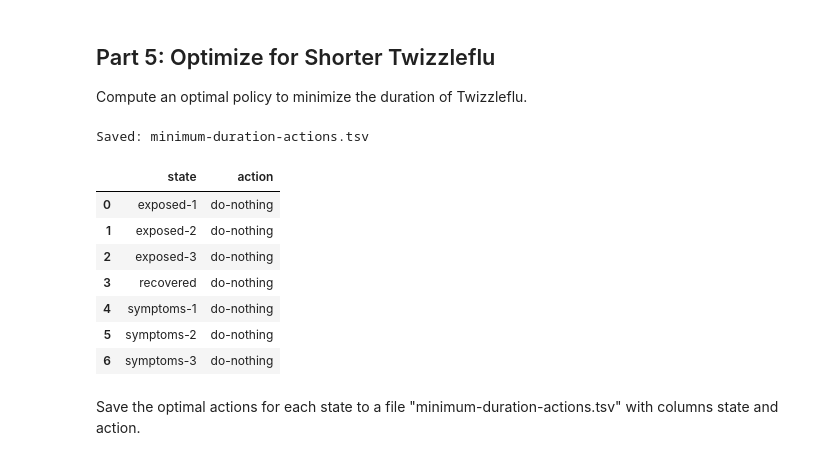
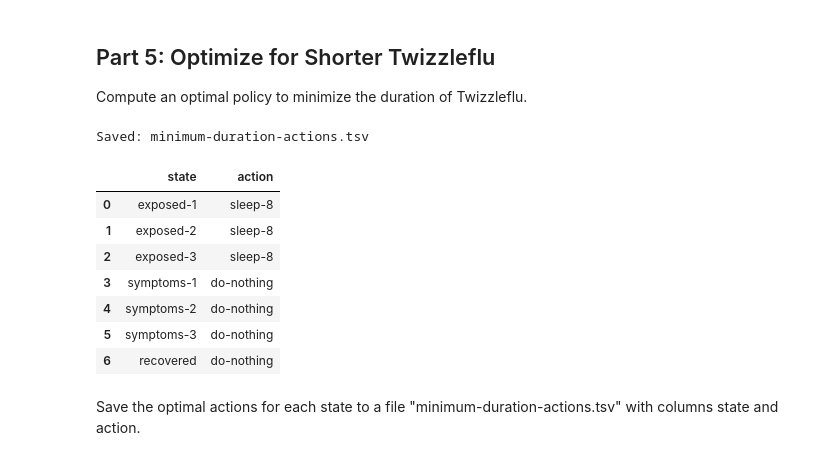
Before and after one commit to auwineza/Mod8-Week6, a Jupyter notebook: OMDS-Mod8-Week6-Uwineza-Annick.ipynb, the cells around one changed output. Cells and saved outputs as stored; diff of their text form; code cells hidden in the pictures.

```diff
--- a/OMDS-Mod8-Week6-Uwineza-Annick.ipynb
+++ b/OMDS-Mod8-Week6-Uwineza-Annick.ipynb
@@ -313,14 +313,14 @@ import pandas as pd
 
 transitions = pd.read_csv("twizzleflu-transitions.tsv", sep="\t")
 
-states = list(pd.unique(transitions["state"]))
-actions = list(pd.unique(transitions["action"]))
+states = list(pd.unique(transitions["state"]))      # keep file order
+actions = list(pd.unique(transitions["action"]))    # keep file order
 
 rows = []
 for s in states:
-    r = -1.0 if str(s).startswith("symptoms") else 0.0
+    reward_val = -1.0 if str(s).startswith("symptoms") else 0.0
     for a in actions:
-        rows.append({"state": s, "action": a, "reward": r})
+        rows.append({"action": a, "state": s, "reward": reward_val})
 
 duration_rewards = pd.DataFrame(rows)
 
@@ -355,69 +353,59 @@ Compute an optimal policy to minimize the duration of Twizzleflu.
 import pandas as pd
 import numpy as np
 
-# Load MDP transitions
+# Load transitions + duration rewards (from Part 4)
 transitions = pd.read_csv("twizzleflu-transitions.tsv", sep="\t")
+duration_rewards = pd.read_csv("duration-rewards.tsv", sep="\t")
 
-states = sorted(transitions["state"].unique())
-actions = sorted(transitions["action"].unique())
+states = list(pd.unique(transitions["state"]))
+actions = list(pd.unique(transitions["action"]))
 
-s_idx = {s: i for i, s in enumerate(states)}
-a_idx = {a: i for i, a in enumerate(actions)}
-
+s_idx = {s:i for i,s in enumerate(states)}
+a_idx = {a:i for i,a in enumerate(actions)}
 S, A = len(states), len(actions)
 
 # Build P[a, s, s']
 P = np.zeros((A, S, S), dtype=float)
 for _, row in transitions.iterrows():
-    a = a_idx[row["action"]]
-    s = s_idx[row["state"]]
-    s2 = s_idx[row["next_state"]]
-    P[a, s, s2] += float(row["probability"])
+    P[a_idx[row["action"]], s_idx[row["state"]], s_idx[row["next_state"]]] += float(row["probability"])
 
-# Reward: -1 if currently in a symptoms-* state (sick), else 0. Action-independent.
-R_time = np.zeros((A, S), dtype=float)
-for s in states:
-    si = s_idx[s]
-    R_time[:, si] = -1.0 if str(s).startswith("symptoms") else 0.0
+# Build R[a, s] from duration_rewards
+R = np.zeros((A, S), dtype=float)
+for _, row in duration_rewards.iterrows():
+    R[a_idx[row["action"]], s_idx[row["state"]]] = float(row["reward"])
 
-# Value Iteration to find optimal policy (maximize reward => minimize sick days)
-gamma = 0.99
+# Value Iteration (maximize reward == minimize sick days)
 theta = 1e-12
-max_iter = 100000
-
 V = np.zeros(S, dtype=float)
 
-for _ in range(max_iter):
+while True:
     V_old = V.copy()
-    Q = R_time + gamma * np.einsum("ass,s->as", P, V_old)
+    Q = R + np.einsum("ast,t->as", P, V_old)   # gamma = 1.0
     V = np.max(Q, axis=0)
     if np.max(np.abs(V - V_old)) < theta:
         break
 
-# Extract greedy optimal policy
-Q = R_time + gamma * np.einsum("ass,s->as", P, V)
-pi = np.argmax(Q, axis=0)
+pi = np.argmax(R + np.einsum("ast,t->as", P, V), axis=0)
 
 df_time_actions = pd.DataFrame({
     "state": states,
     "action": [actions[a] for a in pi]
-}).sort_values("state")
+})
 
-# Save for Gradescope
 df_time_actions.to_csv("minimum-duration-actions.tsv", sep="\t", index=False)
 print("Saved: minimum-duration-actions.tsv")
 
 df_time_actions
 # %% [output]
 Saved: minimum-duration-actions.tsv
 |  | state | action |
-| 0 | exposed-1 | do-nothing |
-| 1 | exposed-2 | do-nothing |
-| 2 | exposed-3 | do-nothing |
-| 3 | recovered | do-nothing |
-| 4 | symptoms-1 | do-nothing |
-| 5 | symptoms-2 | do-nothing |
-| 6 | symptoms-3 | do-nothing |
+| 0 | exposed-1 | sleep-8 |
+| 1 | exposed-2 | sleep-8 |
+| 2 | exposed-3 | sleep-8 |
+| 3 | symptoms-1 | do-nothing |
+| 4 | symptoms-2 | do-nothing |
+| 5 | symptoms-3 | do-nothing |
+| 6 | recovered | do-nothing |
 # %% [markdown]
 Save the optimal actions for each state to a file "minimum-duration-actions.tsv" with columns state and action.
 # %%
```
Also changed, not shown: parts of 8 cells of this notebook, 5 other files.
